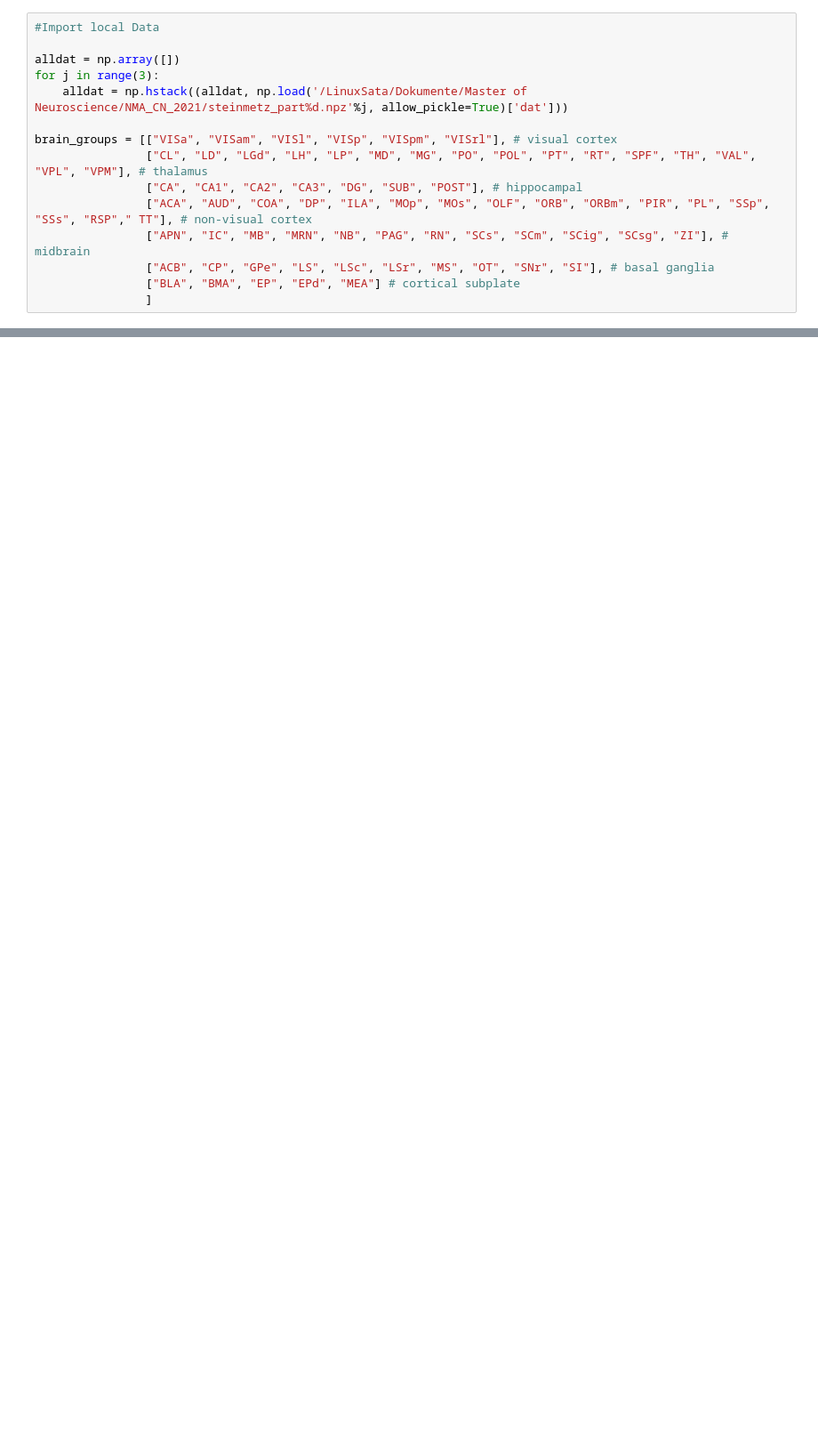
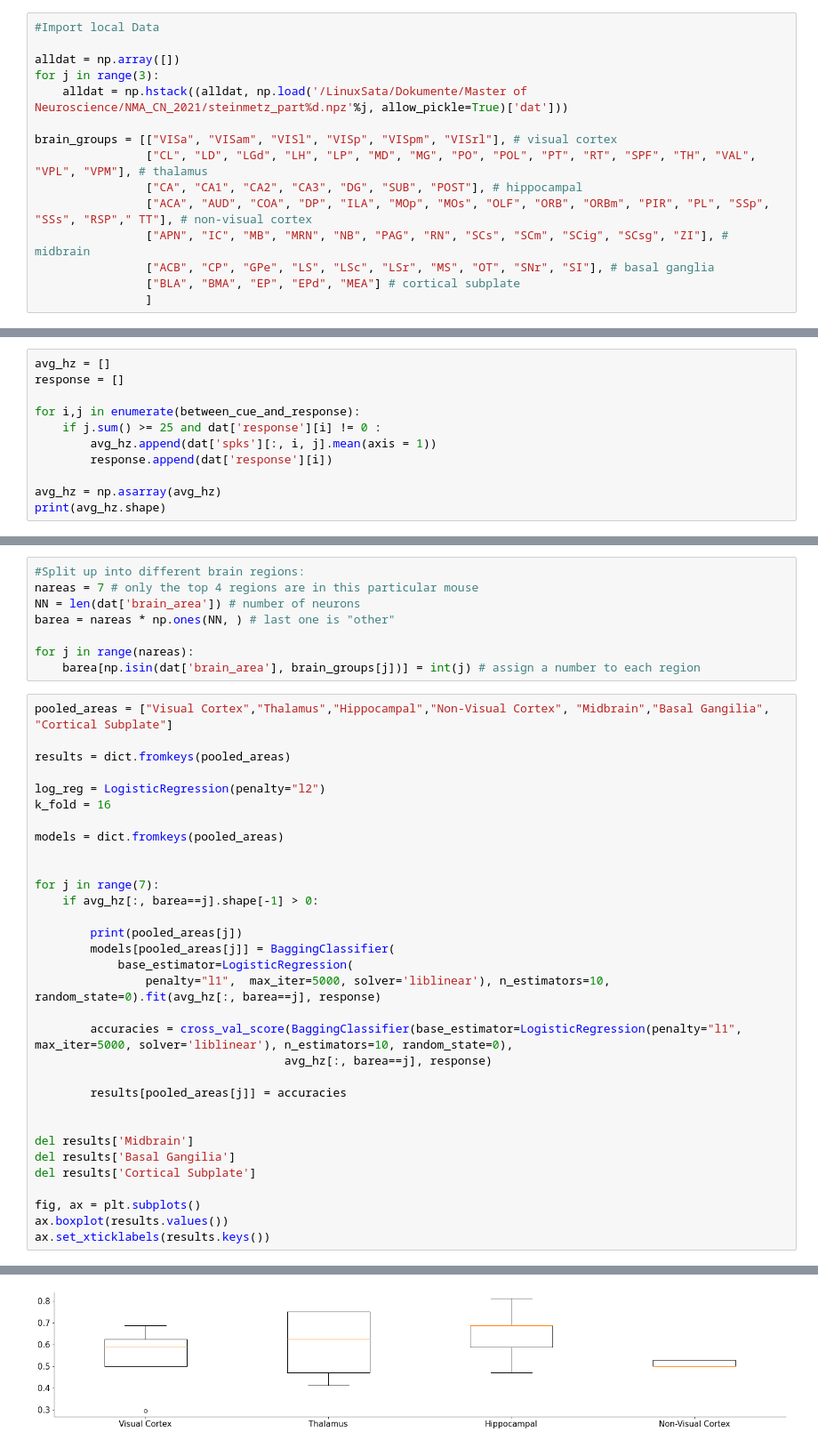
Before and after one commit to Enormous-Ferrets/steinmetz-analysis, a Jupyter notebook: notebooks/samuel.ipynb, the cells around one changed output, grey strips where cells are left out. Shown at 89% size. Drawn from its saved outputs; the diff is of its cells as text; blank space fills up the shorter version.

Commit message:
Worked on different methods of improving the logistic regression such as bagging and boosting.

```diff
--- a/notebooks/samuel.ipynb
+++ b/notebooks/samuel.ipynb
@@ -242,0 +139,11 @@ array([[[ 0,  1,  2],
+# %%
+avg_hz = []
+response = []
+
+for i,j in enumerate(between_cue_and_response):
+    if j.sum() >= 25 and dat['response'][i] != 0 :
+        avg_hz.append(dat['spks'][:, i, j].mean(axis = 1))
+        response.append(dat['response'][i])
+
+avg_hz = np.asarray(avg_hz)
+print(avg_hz.shape)
@@ -242,0 +152,41 @@ array([[[ 0,  1,  2],
+# %%
+#Split up into different brain regions:
+nareas = 7 # only the top 4 regions are in this particular mouse
+NN = len(dat['brain_area']) # number of neurons
+barea = nareas * np.ones(NN, ) # last one is "other"
+
+for j in range(nareas):
+    barea[np.isin(dat['brain_area'], brain_groups[j])] = int(j) # assign a number to each region
+# %%
+pooled_areas = ["Visual Cortex","Thalamus","Hippocampal","Non-Visual Cortex", "Midbrain","Basal Gangilia", "Cortical Subplate"]
+
+results = dict.fromkeys(pooled_areas)
+
+log_reg = LogisticRegression(penalty="l2")
+k_fold = 16
+
+models = dict.fromkeys(pooled_areas)
+
+
+for j in range(7):
+    if avg_hz[:, barea==j].shape[-1] > 0:
+
+        print(pooled_areas[j])
+        models[pooled_areas[j]] = BaggingClassifier(
+            base_estimator=LogisticRegression(
+                penalty="l1",  max_iter=5000, solver='liblinear'), n_estimators=10, random_state=0).fit(avg_hz[:, barea==j], response)
+
+        accuracies = cross_val_score(BaggingClassifier(base_estimator=LogisticRegression(penalty="l1",  max_iter=5000, solver='liblinear'), n_estimators=10, random_state=0),
+                                    avg_hz[:, barea==j], response)
+
+        results[pooled_areas[j]] = accuracies
+
+
+del results['Midbrain']
+del results['Basal Gangilia']
+del results['Cortical Subplate']
+
+fig, ax = plt.subplots()
+ax.boxplot(results.values())
+ax.set_xticklabels(results.keys())
+# %% [output]
@@ -242,0 +201 @@ array([[[ 0,  1,  2],
+[figure, added]
```
Also changed, not shown: parts of 36 cells of this notebook.
